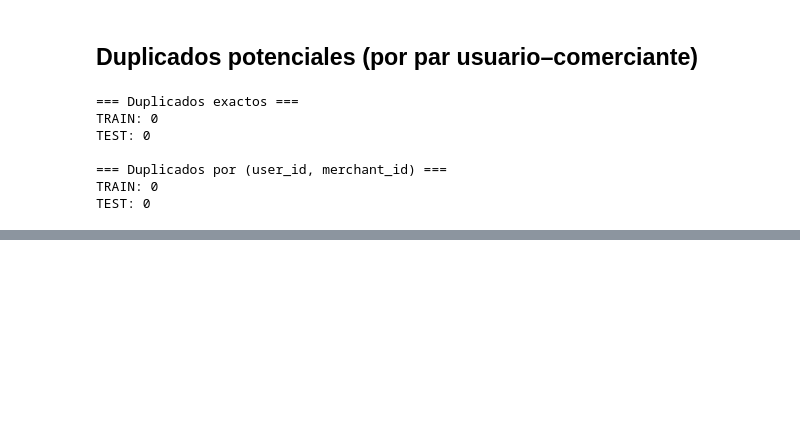
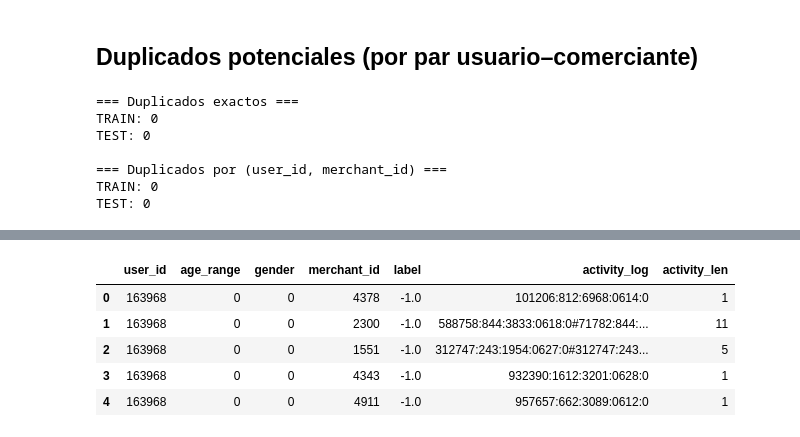
Before and after one commit to josuemj/consumer-loyalty-prediction, a Jupyter notebook: limpieza/limpieza.ipynb, the cells around one changed output, grey strips where cells are left out. Cells and saved outputs as stored; diff of their text form; code cells hidden in the pictures; blank space fills up the shorter version.

```diff
--- a/limpieza/limpieza.ipynb
+++ b/limpieza/limpieza.ipynb
@@ -248,0 +358,9 @@ TEST: 0
+# %%
+data_test.head()
+# %% [output]
+|  | user_id | age_range | gender | merchant_id | label | activity_log | activity_len |
+| 0 | 163968 | 0 | 0 | 4378 | -1.0 | 101206:812:6968:0614:0 | 1 |
+| 1 | 163968 | 0 | 0 | 2300 | -1.0 | 588758:844:3833:0618:0#71782:844:... | 11 |
+| 2 | 163968 | 0 | 0 | 1551 | -1.0 | 312747:243:1954:0627:0#312747:243... | 5 |
+| 3 | 163968 | 0 | 0 | 4343 | -1.0 | 932390:1612:3201:0628:0 | 1 |
+| 4 | 163968 | 0 | 0 | 4911 | -1.0 | 957657:662:3089:0612:0 | 1 |
```
Also changed, not shown: parts of 23 cells of this notebook.
